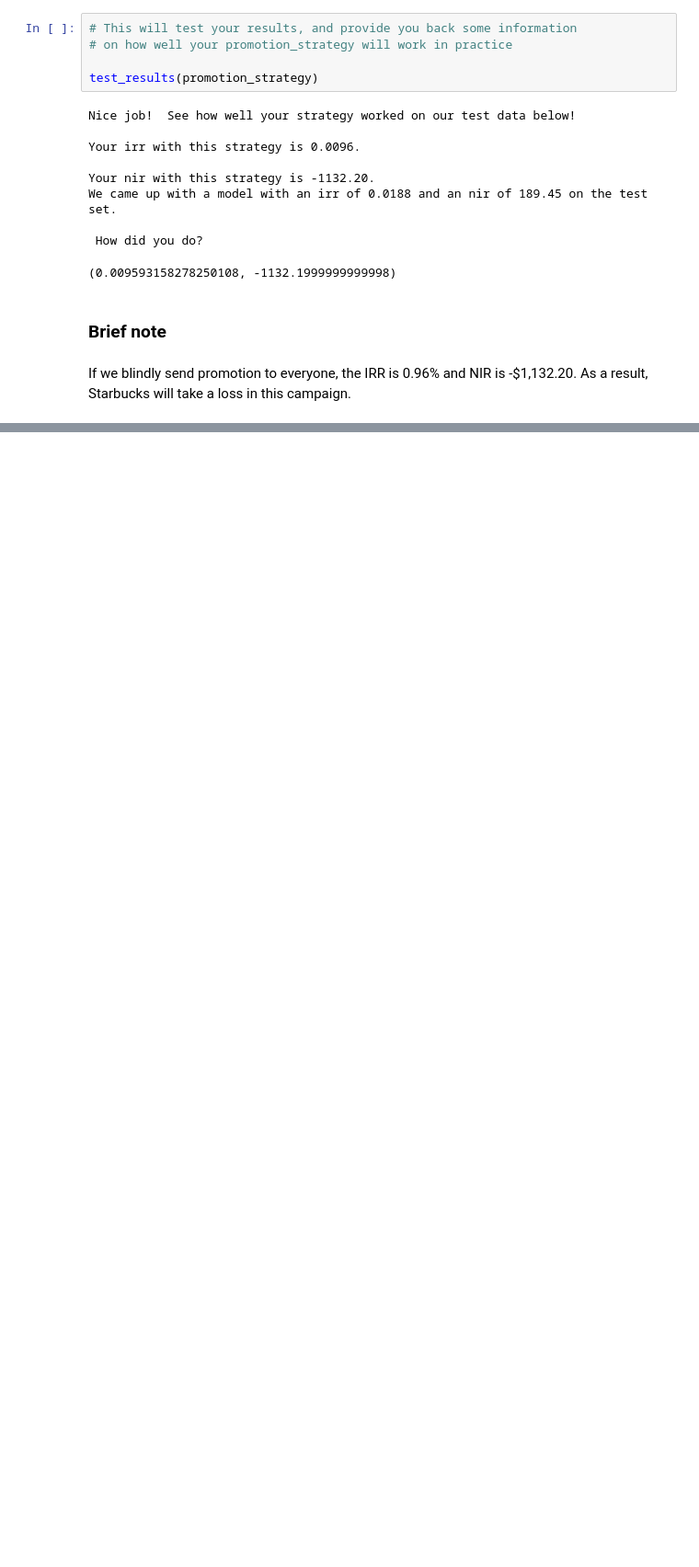
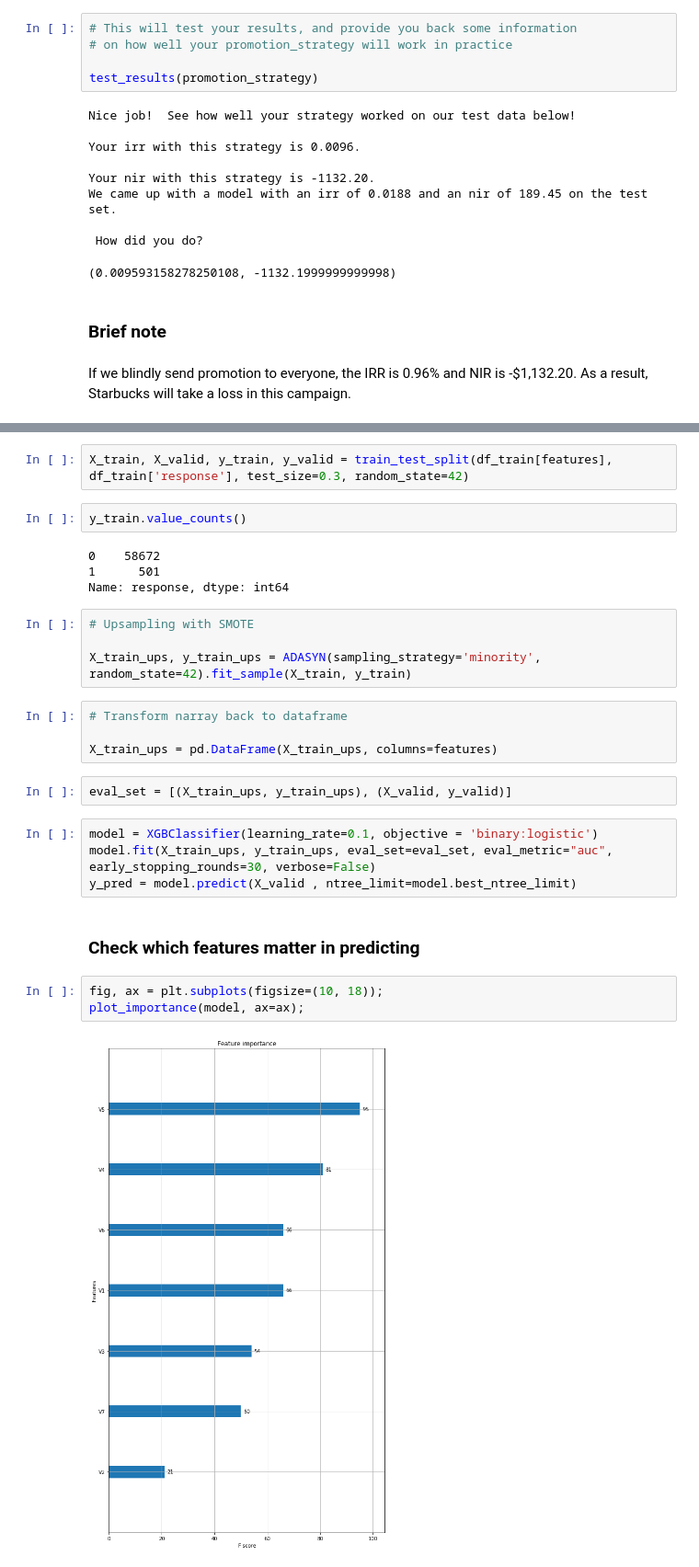
Before and after one commit to andypwyu/optimize_promotion_offers_for_Starbucks, a Jupyter notebook: Starbucks.ipynb, the cells around one changed output, grey strips where cells are left out. Shown at 92% size. Saved outputs shown, nothing was run; the diff lists cells and outputs as text; blank space fills up the shorter version.

Commit message:
feat: Build Uplift Model by only targeting customers who received promotions and purchased

```diff
--- a/Starbucks.ipynb
+++ b/Starbucks.ipynb
@@ -160,0 +192,29 @@ If we blindly send promotion to everyone, the IRR is 0.96\% and NIR is -\$1,132.
+# %%
+X_train, X_valid, y_train, y_valid = train_test_split(df_train[features], df_train['response'], test_size=0.3, random_state=42)
+# %%
+y_train.value_counts()
+# %% [output]
+0    58672
+1      501
+Name: response, dtype: int64
+# %%
+# Upsampling with SMOTE
+
+X_train_ups, y_train_ups = ADASYN(sampling_strategy='minority', random_state=42).fit_sample(X_train, y_train)
+# %%
+# Transform narray back to dataframe
+
+X_train_ups = pd.DataFrame(X_train_ups, columns=features)
+# %%
+eval_set = [(X_train_ups, y_train_ups), (X_valid, y_valid)]
+# %%
+model = XGBClassifier(learning_rate=0.1, objective = 'binary:logistic')
+model.fit(X_train_ups, y_train_ups, eval_set=eval_set, eval_metric="auc", early_stopping_rounds=30, verbose=False)
+y_pred = model.predict(X_valid , ntree_limit=model.best_ntree_limit)
+# %% [markdown]
+### Check which features matter in predicting
+# %%
+fig, ax = plt.subplots(figsize=(10, 18));
+plot_importance(model, ax=ax);
+# %% [output]
+[figure, added]
```
Also changed, not shown: parts of 12 cells of this notebook.
